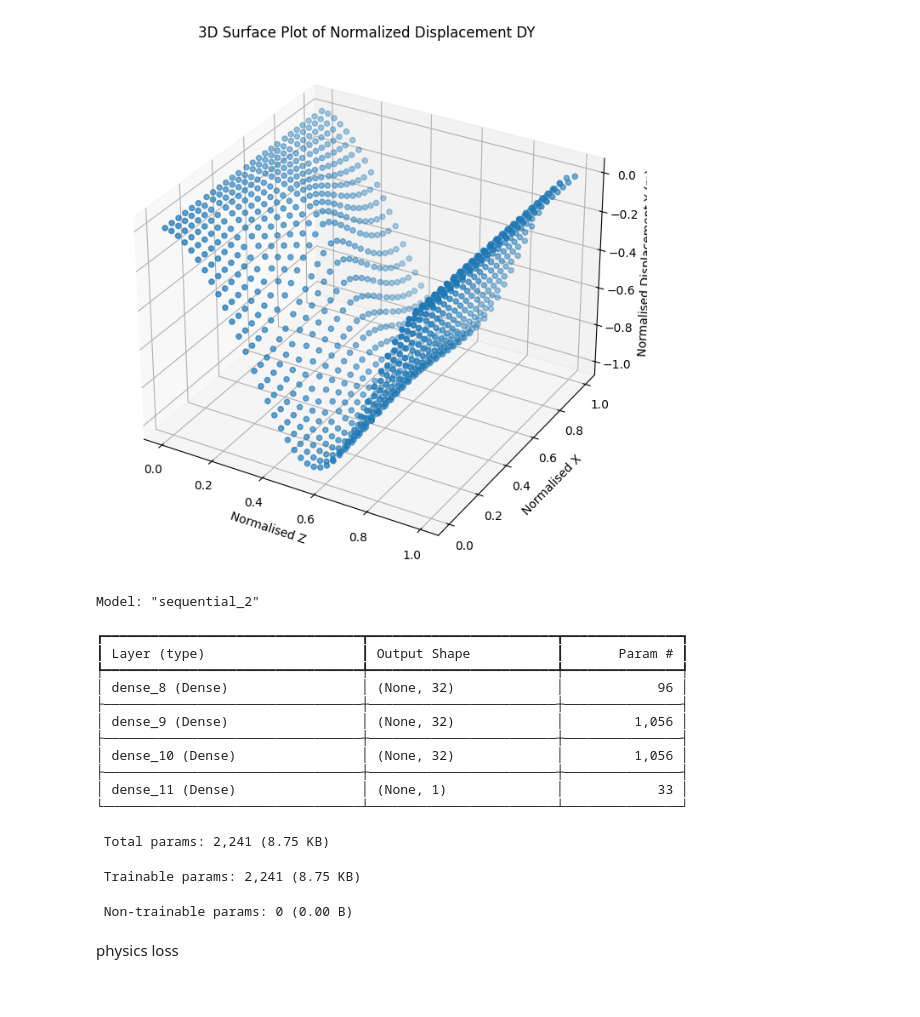
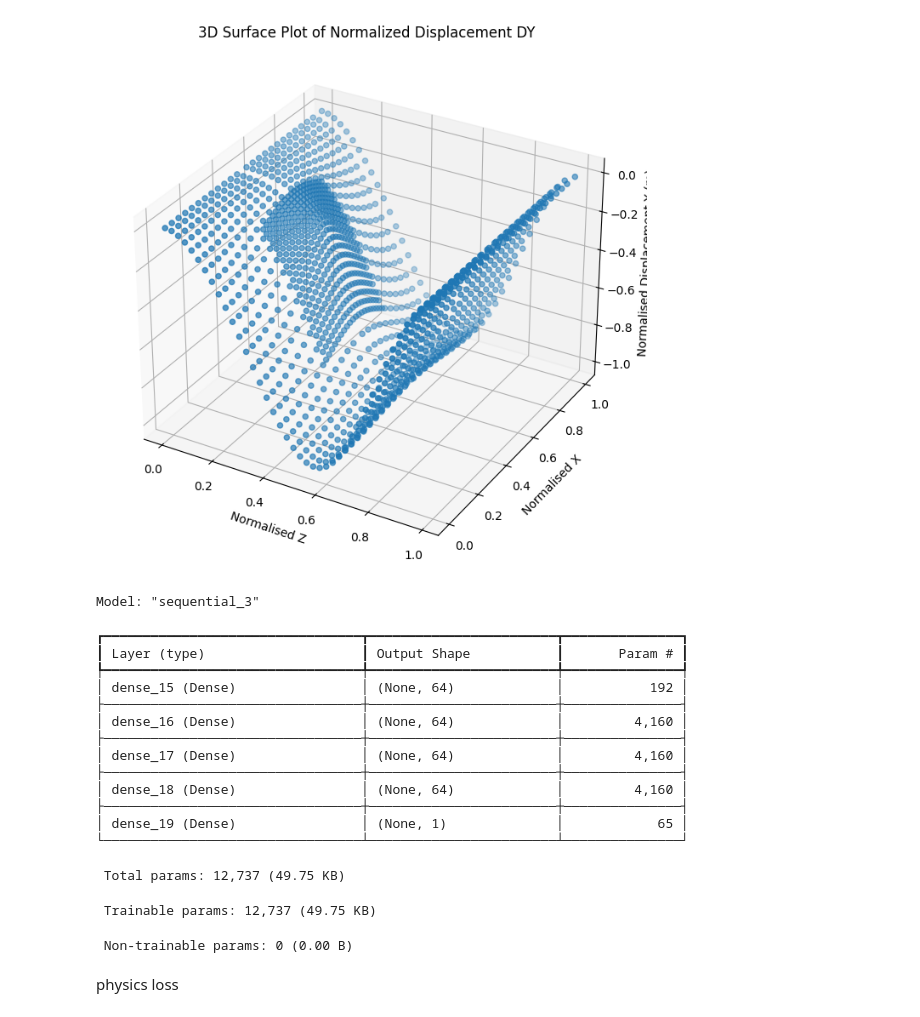
Before and after one commit to ShiyuanDengg/2D-Wall, a Jupyter notebook: 2D Propped Prediction .ipynb, the cells around one changed output. Saved outputs shown, nothing was run; the diff lists cells and outputs as text; code cells hidden in the pictures.

```diff
--- a/2D Propped Prediction .ipynb
+++ b/2D Propped Prediction .ipynb
@@ -5,6 +7,6 @@ from mpl_toolkits.mplot3d import Axes3D
 # %%
 import os
-results = np.load('/Users/sean/Downloads/2D_Wall_Propped.npy')
+results = np.load('/Users/sean/Desktop/college/intern/2D Wall/2D_Wall_Propped.npy')
 # %%
 E = 3e10 #Pa
 nu = 0.2 # Poisson's ratio
@@ -34,3 +36,9 @@ zR_prop = 60e3   # N/m (resisting direction, into wall)
 zR_prop *= width
 
 tol = 1e-7
+
+z_dense_lim1, z_dense_lim2 = 1.5, 3.5
+x_dense_lim1, x_dense_lim2 = 1.5, 3.5
+
+def is_in_dense_region(z, x):
+    return (z_dense_lim1 <= z) & (z <= z_dense_lim2) & (x_dense_lim1 <= x) & (x <= x_dense_lim2)
@@ -37,53 +85,31 @@ tol = 1e-7
 # %%
-x_raw, z_raw, y_raw = np.split(results, 3, axis = -1)
-
-zdim_raw, xdim_raw = x_raw.shape[:2]
-zdim, xdim = 40, 25
-z_sample_index = np.linspace(0, zdim_raw-1, zdim, dtype=int)
-x_sample_index = np.linspace(0, xdim_raw-1, xdim, dtype=int)
-
-# Use meshgrid to create 2D indexing arrays
-z_sample_mesh, x_sample_mesh = np.meshgrid(z_sample_index, x_sample_index, indexing='ij')
-
-z_sampled_raw = z_raw[z_sample_mesh, x_sample_mesh]
-x_sampled_raw = x_raw[z_sample_mesh, x_sample_mesh]
-y_sampled_raw = y_raw[z_sample_mesh, x_sample_mesh]
-
-z_max = np.max(z_raw[:,0])
-x_max = np.max(x_raw[0])
-y_max = np.max(abs(y_raw))
-
-z_flatten = z_sampled_raw.flatten()
-x_flatten = x_sampled_raw.flatten()
-y_flatten = y_sampled_raw.flatten()
-
 z_norm = z_sampled_raw / depth
 x_norm = x_sampled_raw / width
 y_norm = y_sampled_raw / y_max
 
 fig = plt.figure(figsize=(10, 8))
 ax = fig.add_subplot(111, projection='3d')
 
 z_norm = np.squeeze(z_norm, -1)
 x_norm = np.squeeze(x_norm, -1)
 y_norm = np.squeeze(y_norm, -1)
 
 z_norm_flatten = z_norm.flatten()
 x_norm_flatten = x_norm.flatten()
 y_norm_flatten = y_norm.flatten()
 
 results_norm_flatten = np.stack((z_norm_flatten, x_norm_flatten, y_norm_flatten), axis = -1)
 # Create a scatter plot
 surf = ax.scatter(z_norm_flatten, x_norm_flatten, y_norm_flatten)
 # Add labels and title
 ax.set_xlabel('Normalised Z')
 ax.set_ylabel('Normalised X')
 ax.set_zlabel('Normalised Displacement Y (m)')
 ax.set_title('3D Surface Plot of Normalized Displacement DY')
 
 plt.show()
 # %% [output]
-[figure, old version]
+[figure, new version]
 # %%
 def q_soil_smooth(z, width=0.2):
 
@@ -106,27 +134,30 @@ from tensorflow import keras
 # %%
 model = keras.Sequential([
     keras.layers.Input(shape = (2,)),
-    keras.layers.Dense(32, activation='swish'),
-    keras.layers.Dense(32, activation='swish'),
-    keras.layers.Dense(32, activation='swish'),
+    keras.layers.Dense(64, activation='swish'),
+    keras.layers.Dense(64, activation='swish'),
+    keras.layers.Dense(64, activation='swish'),
+    keras.layers.Dense(64, activation='swish'),
     keras.layers.Dense(1)
 ])
 model.summary()
 # %% [output]
-Model: "sequential_2"
+Model: "sequential_3"
 ┏━━━━━━━━━━━━━━━━━━━━━━━━━━━━━━━━━┳━━━━━━━━━━━━━━━━━━━━━━━━┳━━━━━━━━━━━━━━━┓
 ┃ Layer (type)                    ┃ Output Shape           ┃       Param # ┃
 ┡━━━━━━━━━━━━━━━━━━━━━━━━━━━━━━━━━╇━━━━━━━━━━━━━━━━━━━━━━━━╇━━━━━━━━━━━━━━━┩
-│ dense_8 (Dense)                 │ (None, 32)             │            96 │
+│ dense_15 (Dense)                │ (None, 64)             │           192 │
 ├─────────────────────────────────┼────────────────────────┼───────────────┤
-│ dense_9 (Dense)                 │ (None, 32)             │         1,056 │
+│ dense_16 (Dense)                │ (None, 64)             │         4,160 │
 ├─────────────────────────────────┼────────────────────────┼───────────────┤
-│ dense_10 (Dense)                │ (None, 32)             │         1,056 │
+│ dense_17 (Dense)                │ (None, 64)             │         4,160 │
 ├─────────────────────────────────┼────────────────────────┼───────────────┤
-│ dense_11 (Dense)                │ (None, 1)              │            33 │
+│ dense_18 (Dense)                │ (None, 64)             │         4,160 │
+├─────────────────────────────────┼────────────────────────┼───────────────┤
+│ dense_19 (Dense)                │ (None, 1)              │            65 │
 └─────────────────────────────────┴────────────────────────┴───────────────┘
- Total params: 2,241 (8.75 KB)
+ Total params: 12,737 (49.75 KB)
- Trainable params: 2,241 (8.75 KB)
+ Trainable params: 12,737 (49.75 KB)
  Non-trainable params: 0 (0.00 B)
 # %%
 # --- 8. Initialize b1, c1, b2, c2
```
Also changed, not shown: parts of 12 cells of this notebook, 2 other files.
